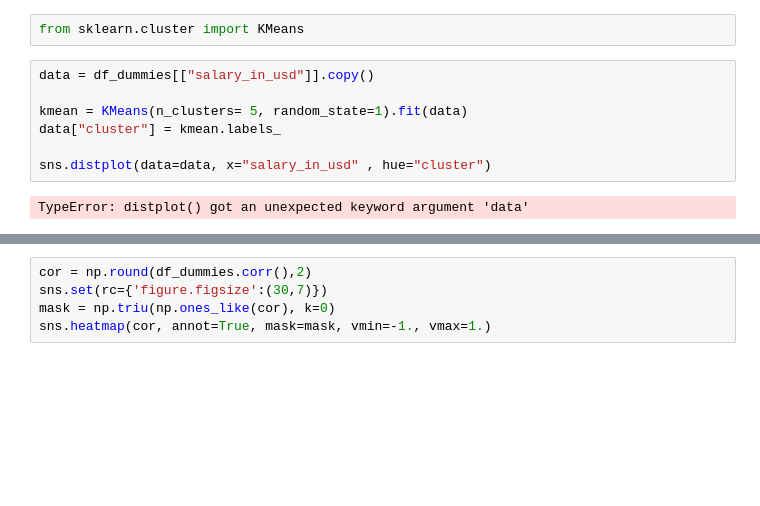
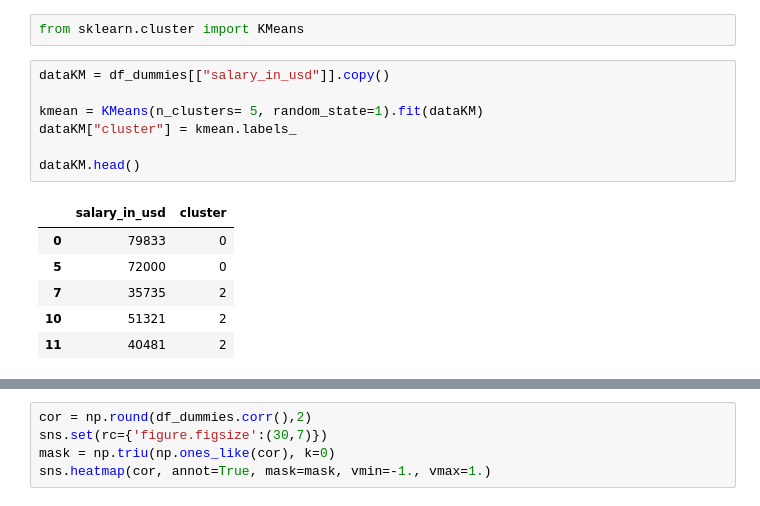
Before and after one commit to mateuszreliga/DS_Job_Salaries, a Jupyter notebook: ds_salaries.ipynb, the cells around one changed output, grey strips where cells are left out. Drawn from its saved outputs; the diff is of its cells as text; blank space fills up the shorter version.

```diff
--- a/ds_salaries.ipynb
+++ b/ds_salaries.ipynb
@@ -316,11 +317,16 @@ df_dummies = pd.get_dummies(df_selected_jobs[["salary_in_usd", "experience_level
 # %%
 from sklearn.cluster import KMeans
 # %%
-data = df_dummies[["salary_in_usd"]].copy()
+dataKM = df_dummies[["salary_in_usd"]].copy()
 
-kmean = KMeans(n_clusters= 5, random_state=1).fit(data)
-data["cluster"] = kmean.labels_
+kmean = KMeans(n_clusters= 5, random_state=1).fit(dataKM)
+dataKM["cluster"] = kmean.labels_
 
-sns.distplot(data=data, x="salary_in_usd" , hue="cluster")
+dataKM.head()
 # %% [output]
-TypeError: distplot() got an unexpected keyword argument 'data'
+|  | salary_in_usd | cluster |
+| 0 | 79833 | 0 |
+| 5 | 72000 | 0 |
+| 7 | 35735 | 2 |
+| 10 | 51321 | 2 |
+| 11 | 40481 | 2 |
```
Also changed, not shown: parts of 10 cells of this notebook.
